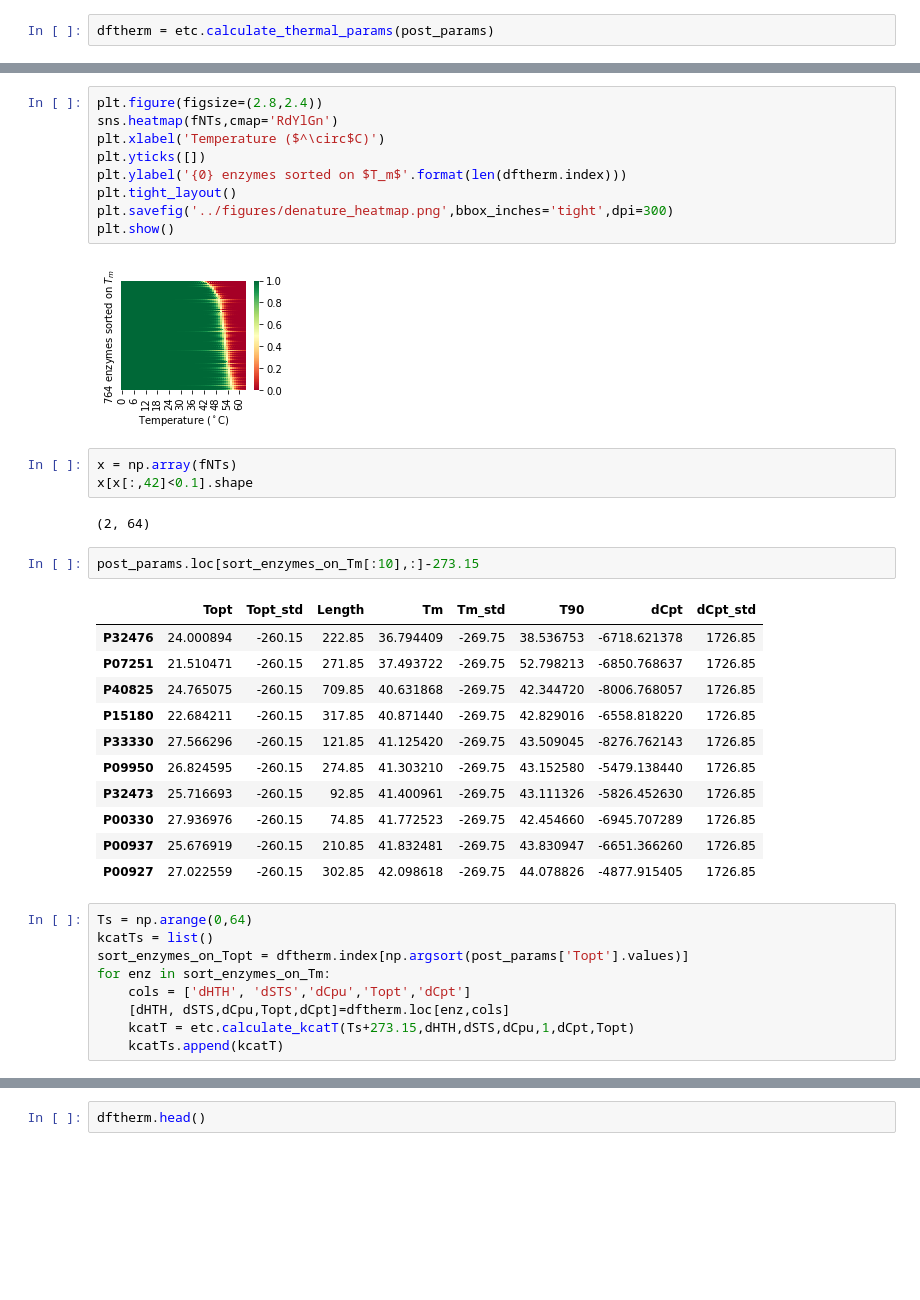
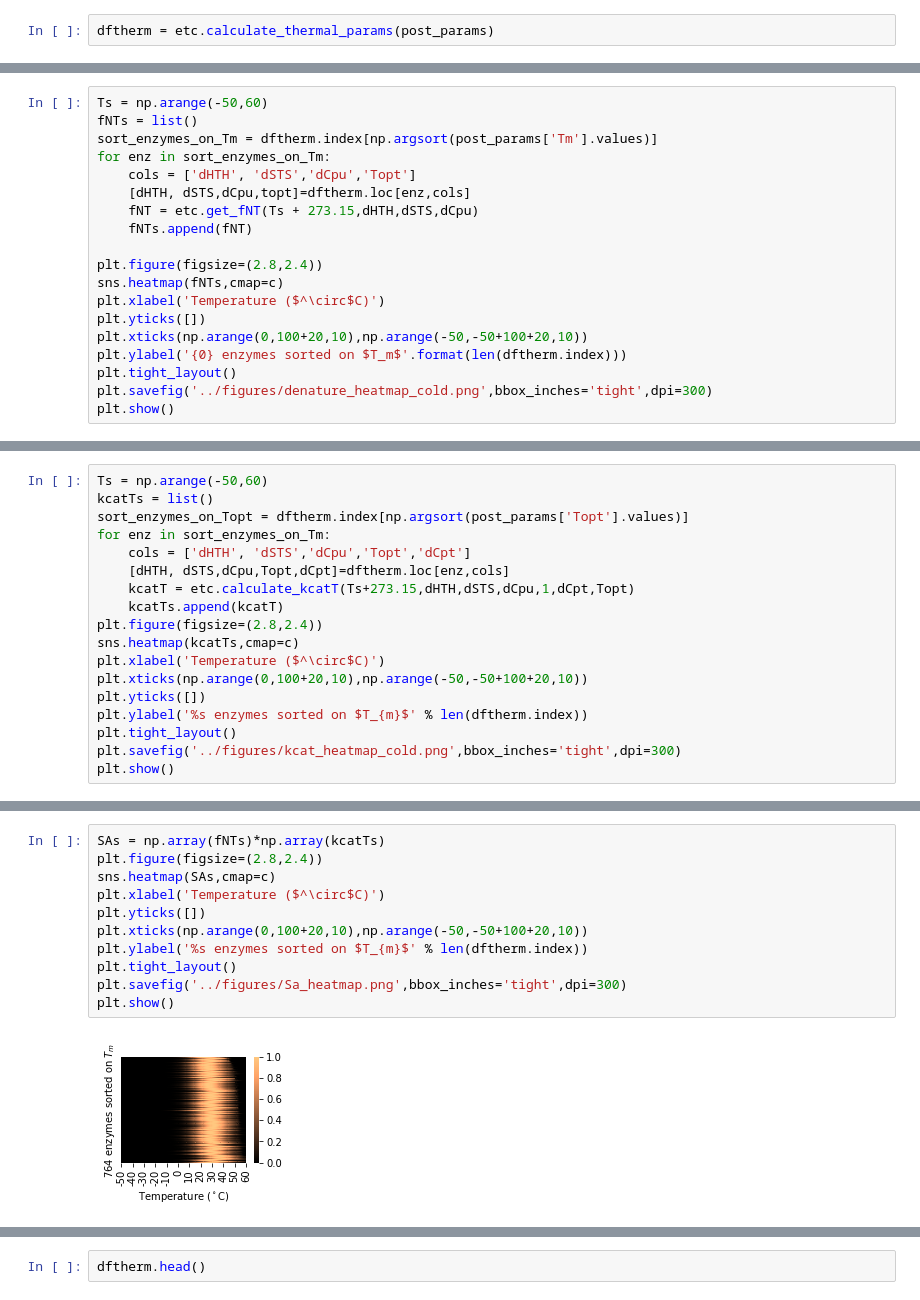
Before and after one commit to SysBioChalmers/BayesianGEM, a Jupyter notebook: code/visualize_temperature_on_enzymes_posterior.ipynb, the cells around one changed output, grey strips where cells are left out. Saved outputs shown, nothing was run; the diff lists cells and outputs as text; blank space fills up the shorter version.

Commit message:
visualize

```diff
--- a/code/visualize_temperature_on_enzymes_posterior.ipynb
+++ b/code/visualize_temperature_on_enzymes_posterior.ipynb
@@ -57,0 +95,19 @@ for enz in sort_enzymes_on_Tm:
+# %%
+Ts = np.arange(-50,60)
+fNTs = list()
+sort_enzymes_on_Tm = dftherm.index[np.argsort(post_params['Tm'].values)]
+for enz in sort_enzymes_on_Tm:
+    cols = ['dHTH', 'dSTS','dCpu','Topt']
+    [dHTH, dSTS,dCpu,topt]=dftherm.loc[enz,cols]
+    fNT = etc.get_fNT(Ts + 273.15,dHTH,dSTS,dCpu)
+    fNTs.append(fNT)
+
+plt.figure(figsize=(2.8,2.4))
+sns.heatmap(fNTs,cmap=c)
+plt.xlabel('Temperature ($^\circ$C)')
+plt.yticks([])
+plt.xticks(np.arange(0,100+20,10),np.arange(-50,-50+100+20,10))
+plt.ylabel('{0} enzymes sorted on $T_m$'.format(len(dftherm.index)))
+plt.tight_layout()
+plt.savefig('../figures/denature_heatmap_cold.png',bbox_inches='tight',dpi=300)
+plt.show()
@@ -57,0 +135,18 @@ for enz in sort_enzymes_on_Tm:
+# %%
+Ts = np.arange(-50,60)
+kcatTs = list()
+sort_enzymes_on_Topt = dftherm.index[np.argsort(post_params['Topt'].values)]
+for enz in sort_enzymes_on_Tm:
+    cols = ['dHTH', 'dSTS','dCpu','Topt','dCpt']
+    [dHTH, dSTS,dCpu,Topt,dCpt]=dftherm.loc[enz,cols]
+    kcatT = etc.calculate_kcatT(Ts+273.15,dHTH,dSTS,dCpu,1,dCpt,Topt)
+    kcatTs.append(kcatT)
+plt.figure(figsize=(2.8,2.4))
+sns.heatmap(kcatTs,cmap=c)
+plt.xlabel('Temperature ($^\circ$C)')
+plt.xticks(np.arange(0,100+20,10),np.arange(-50,-50+100+20,10))
+plt.yticks([])
+plt.ylabel('%s enzymes sorted on $T_{m}$' % len(dftherm.index))
+plt.tight_layout()
+plt.savefig('../figures/kcat_heatmap_cold.png',bbox_inches='tight',dpi=300)
+plt.show()
@@ -58,39 +155,13 @@ for enz in sort_enzymes_on_Tm:
 # %%
+SAs = np.array(fNTs)*np.array(kcatTs)
 plt.figure(figsize=(2.8,2.4))
-sns.heatmap(fNTs,cmap='RdYlGn')
+sns.heatmap(SAs,cmap=c)
 plt.xlabel('Temperature ($^\circ$C)')
 plt.yticks([])
-plt.ylabel('{0} enzymes sorted on $T_m$'.format(len(dftherm.index)))
+plt.xticks(np.arange(0,100+20,10),np.arange(-50,-50+100+20,10))
+plt.ylabel('%s enzymes sorted on $T_{m}$' % len(dftherm.index))
 plt.tight_layout()
-plt.savefig('../figures/denature_heatmap.png',bbox_inches='tight',dpi=300)
+plt.savefig('../figures/Sa_heatmap.png',bbox_inches='tight',dpi=300)
 plt.show()
 # %% [output]
-[figure, old version]
+[figure, new version]
-# %%
-x = np.array(fNTs)
-x[x[:,42]<0.1].shape
-# %% [output]
-(2, 64)
-# %%
-post_params.loc[sort_enzymes_on_Tm[:10],:]-273.15
-# %% [output]
-|  | Topt | Topt_std | Length | Tm | Tm_std | T90 | dCpt | dCpt_std |
-| P32476 | 24.000894 | -260.15 | 222.85 | 36.794409 | -269.75 | 38.536753 | -6718.621378 | 1726.85 |
-| P07251 | 21.510471 | -260.15 | 271.85 | 37.493722 | -269.75 | 52.798213 | -6850.768637 | 1726.85 |
-| P40825 | 24.765075 | -260.15 | 709.85 | 40.631868 | -269.75 | 42.344720 | -8006.768057 | 1726.85 |
-| P15180 | 22.684211 | -260.15 | 317.85 | 40.871440 | -269.75 | 42.829016 | -6558.818220 | 1726.85 |
-| P33330 | 27.566296 | -260.15 | 121.85 | 41.125420 | -269.75 | 43.509045 | -8276.762143 | 1726.85 |
-| P09950 | 26.824595 | -260.15 | 274.85 | 41.303210 | -269.75 | 43.152580 | -5479.138440 | 1726.85 |
-| P32473 | 25.716693 | -260.15 | 92.85 | 41.400961 | -269.75 | 43.111326 | -5826.452630 | 1726.85 |
-| P00330 | 27.936976 | -260.15 | 74.85 | 41.772523 | -269.75 | 42.454660 | -6945.707289 | 1726.85 |
-| P00937 | 25.676919 | -260.15 | 210.85 | 41.832481 | -269.75 | 43.830947 | -6651.366260 | 1726.85 |
-| P00927 | 27.022559 | -260.15 | 302.85 | 42.098618 | -269.75 | 44.078826 | -4877.915405 | 1726.85 |
-# %%
-Ts = np.arange(0,64)
-kcatTs = list()
-sort_enzymes_on_Topt = dftherm.index[np.argsort(post_params['Topt'].values)]
-for enz in sort_enzymes_on_Tm:
-    cols = ['dHTH', 'dSTS','dCpu','Topt','dCpt']
-    [dHTH, dSTS,dCpu,Topt,dCpt]=dftherm.loc[enz,cols]
-    kcatT = etc.calculate_kcatT(Ts+273.15,dHTH,dSTS,dCpu,1,dCpt,Topt)
-    kcatTs.append(kcatT)
```
Also changed, not shown: parts of 15 cells of this notebook, 4 other files.
